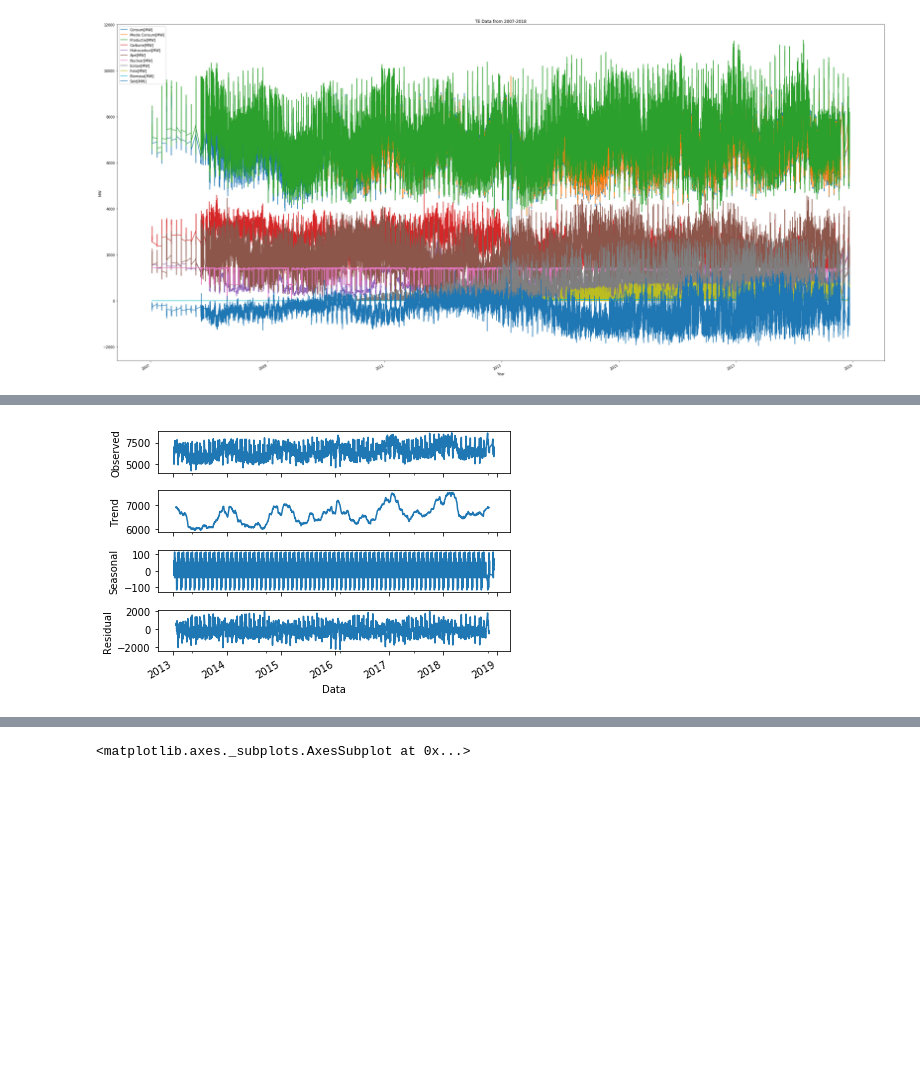
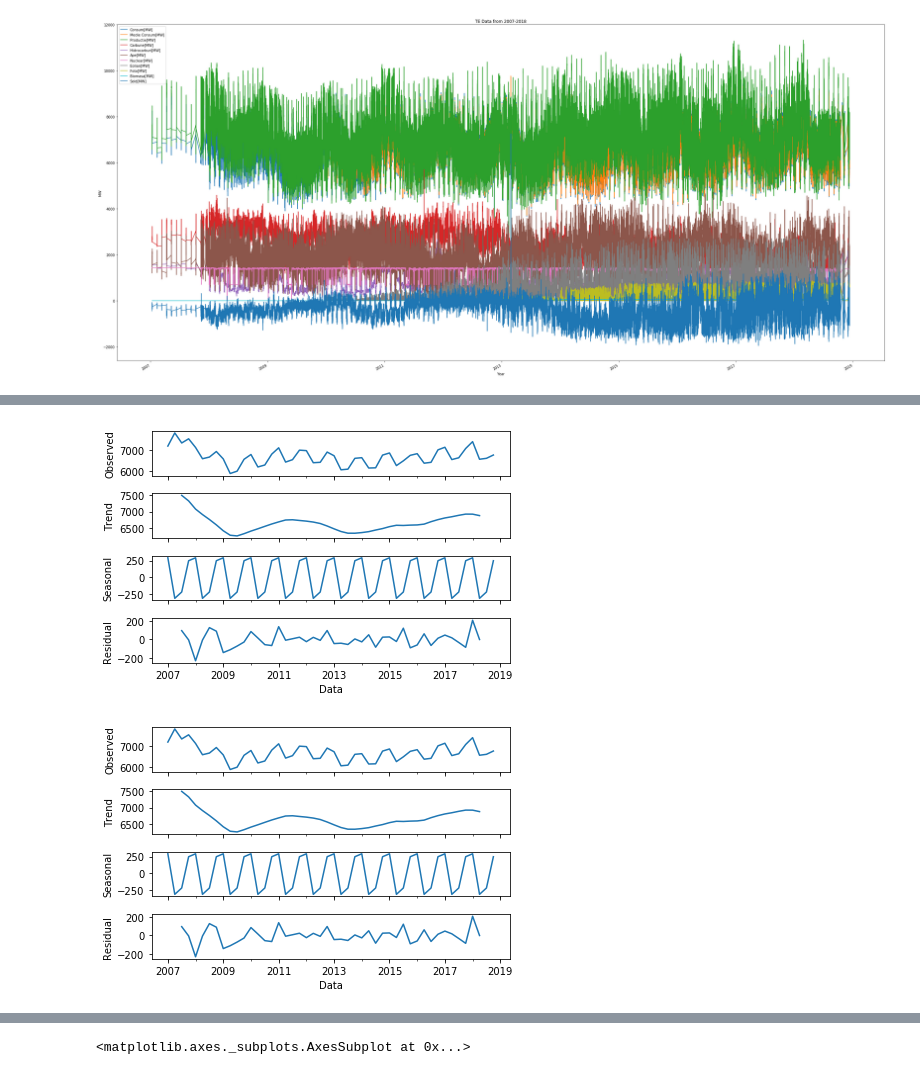
Before and after one commit to anzarkamdar/FSR-Power-Sector-project, a Jupyter notebook: Romania Load Profile.ipynb, the cells around one changed output, grey strips where cells are left out. Cells and saved outputs as stored; diff of their text form; code cells hidden in the pictures; blank space fills up the shorter version.

```diff
--- a/Romania Load Profile.ipynb
+++ b/Romania Load Profile.ipynb
@@ -412,7 +412,7 @@ plt.savefig('Energy Data from 2007-2018cleaned')
 [figure]
 # %%
 rsf = 'Q'
-df2= df.resample(rsf).mean()
+df2= df.resample(rsf).mean().fillna(method='ffill')
 df2.head()
 # %% [output]
 |  | Consum[MW] | Medie Consum[MW] | Productie[MW] | Carbune[MW] | Hidrocarburi[MW] | Ape[MW] | Nuclear[MW] | ... |
@@ -423,9 +423,10 @@ df2.head()
 | 2007-12-31 | 7560.989839 | NaN | 8053.896281 | 3080.616181 | 1485.838574 | 2103.609279 | 1383.921396 | ... |
 | 2008-03-31 | 7138.969237 | NaN | 7809.721266 | 3270.428653 | 1221.520617 | 1968.941640 | 1348.804627 | ... |
 # %%
-res = sm.tsa.seasonal_decompose(df2["Consum[MW]"], freq=30)
+res = sm.tsa.seasonal_decompose(df2["Consum[MW]"], freq=4)
 res.plot()
-plt.savefig('Seasonal Decomposition Plot (Daily Frequency)')
+#plt.savefig('Seasonal Decomposition Plot (Daily Frequency)')
 # %% [output]
-[figure, old version]
+[figure, new version]
+[figure, added]
 # %%
```
Also changed, not shown: parts of 9 cells of this notebook.
